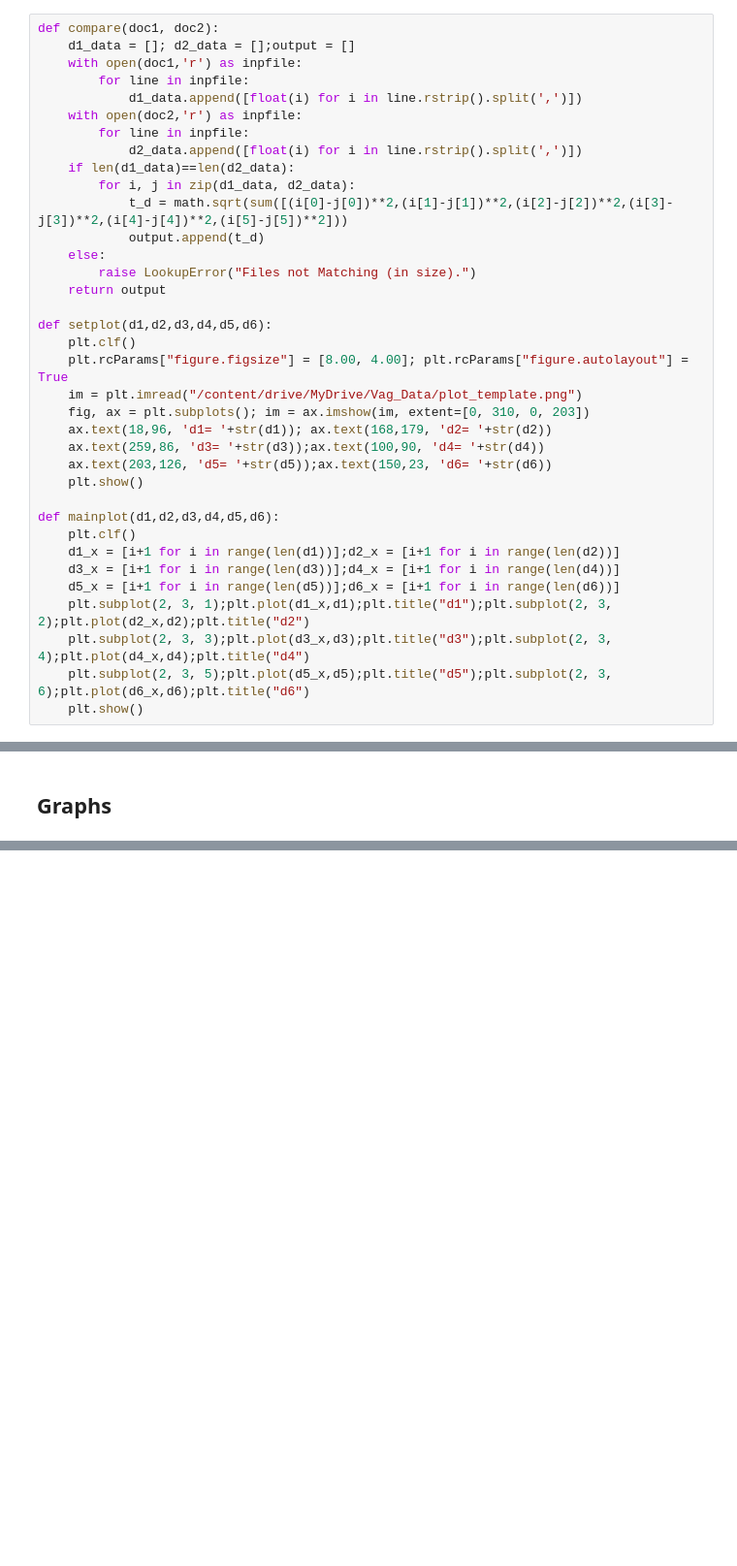
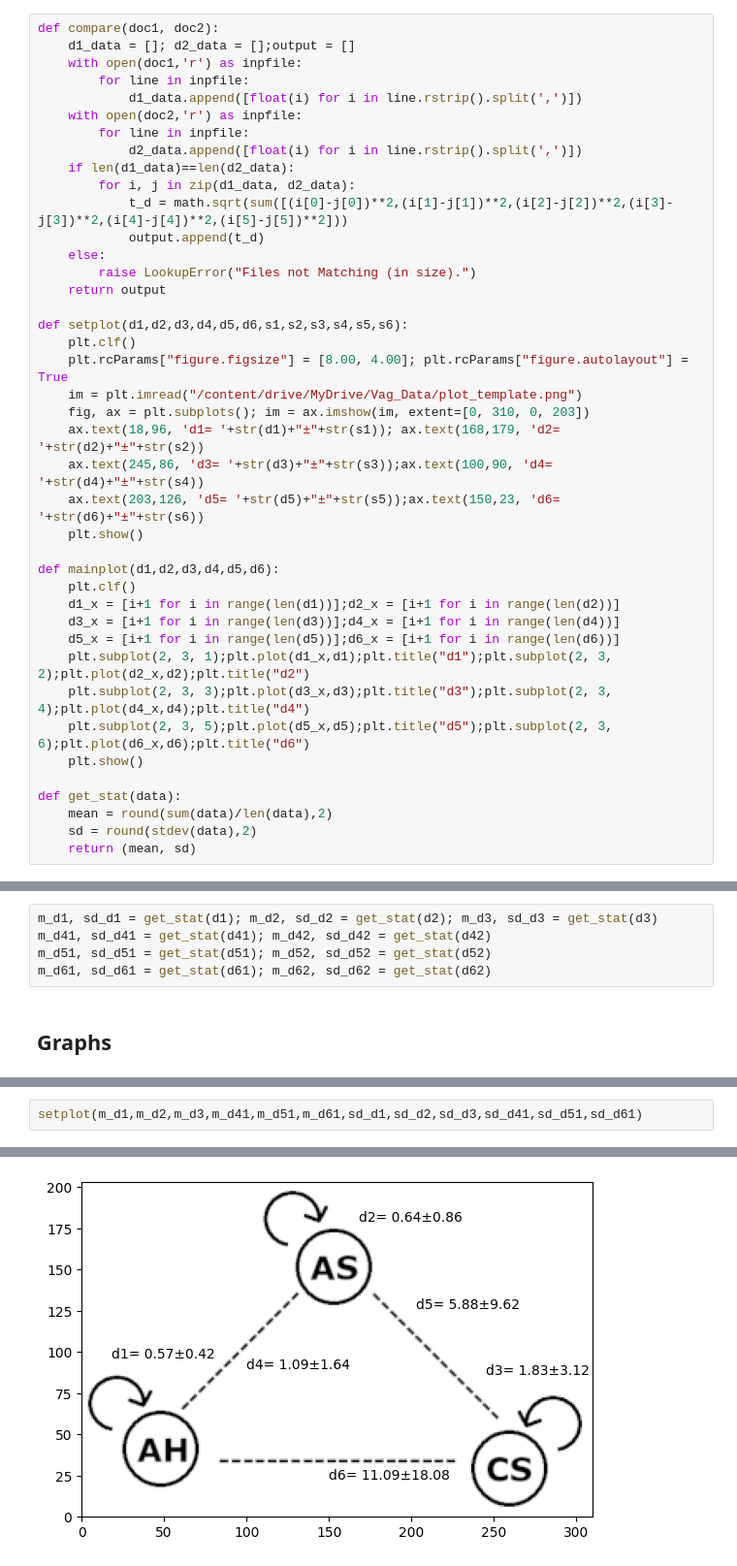
Before and after one commit to dcbfoss/vagbhata, a Jupyter notebook: Vagbhata_LSTM.ipynb, the cells around one changed output, grey strips where cells are left out. Shown at 97% size. Saved outputs shown, nothing was run; the diff lists cells and outputs as text; blank space fills up the shorter version.

```diff
--- a/Vagbhata_LSTM.ipynb
+++ b/Vagbhata_LSTM.ipynb
@@ -295,14 +317,14 @@ def compare(doc1, doc2):
         raise LookupError("Files not Matching (in size).")
     return output
 
-def setplot(d1,d2,d3,d4,d5,d6):
+def setplot(d1,d2,d3,d4,d5,d6,s1,s2,s3,s4,s5,s6):
     plt.clf()
     plt.rcParams["figure.figsize"] = [8.00, 4.00]; plt.rcParams["figure.autolayout"] = True
     im = plt.imread("/content/drive/MyDrive/Vag_Data/plot_template.png")
     fig, ax = plt.subplots(); im = ax.imshow(im, extent=[0, 310, 0, 203])
-    ax.text(18,96, 'd1= '+str(d1)); ax.text(168,179, 'd2= '+str(d2))
-    ax.text(259,86, 'd3= '+str(d3));ax.text(100,90, 'd4= '+str(d4))
-    ax.text(203,126, 'd5= '+str(d5));ax.text(150,23, 'd6= '+str(d6))
+    ax.text(18,96, 'd1= '+str(d1)+"±"+str(s1)); ax.text(168,179, 'd2= '+str(d2)+"±"+str(s2))
+    ax.text(245,86, 'd3= '+str(d3)+"±"+str(s3));ax.text(100,90, 'd4= '+str(d4)+"±"+str(s4))
+    ax.text(203,126, 'd5= '+str(d5)+"±"+str(s5));ax.text(150,23, 'd6= '+str(d6)+"±"+str(s6))
     plt.show()
 
 def mainplot(d1,d2,d3,d4,d5,d6):
@@ -314,6 +336,11 @@ def mainplot(d1,d2,d3,d4,d5,d6):
     plt.subplot(2, 3, 3);plt.plot(d3_x,d3);plt.title("d3");plt.subplot(2, 3, 4);plt.plot(d4_x,d4);plt.title("d4")
     plt.subplot(2, 3, 5);plt.plot(d5_x,d5);plt.title("d5");plt.subplot(2, 3, 6);plt.plot(d6_x,d6);plt.title("d6")
     plt.show()
+
+def get_stat(data):
+    mean = round(sum(data)/len(data),2)
+    sd = round(stdev(data),2)
+    return (mean, sd)
 # %%
 d1 = compare('AH_AH_preds.csv','AH_real.csv')
 d2 = compare('AS_AS_preds.csv','AS_real.csv')
@@ -332,2 +354,7 @@ avg_d61 = round(sum(d61)/len(d61),2); avg_d62 = round(sum(d62)/len(d62),2)
+# %%
+m_d1, sd_d1 = get_stat(d1); m_d2, sd_d2 = get_stat(d2); m_d3, sd_d3 = get_stat(d3)
+m_d41, sd_d41 = get_stat(d41); m_d42, sd_d42 = get_stat(d42)
+m_d51, sd_d51 = get_stat(d51); m_d52, sd_d52 = get_stat(d52)
+m_d61, sd_d61 = get_stat(d61); m_d62, sd_d62 = get_stat(d62)
 # %% [markdown]
 ## Graphs
@@ -338,0 +361,3 @@ setplot(avg_d1,avg_d2,avg_d3,avg_d41,avg_d51,avg_d61)
+# %%
+setplot(m_d1,m_d2,m_d3,m_d41,m_d51,m_d61,sd_d1,sd_d2,sd_d3,sd_d41,sd_d51,sd_d61)
+# %% [output]
@@ -338,0 +365 @@ setplot(avg_d1,avg_d2,avg_d3,avg_d41,avg_d51,avg_d61)
+[figure, added]
```
Also changed, not shown: parts of 17 cells of this notebook.
